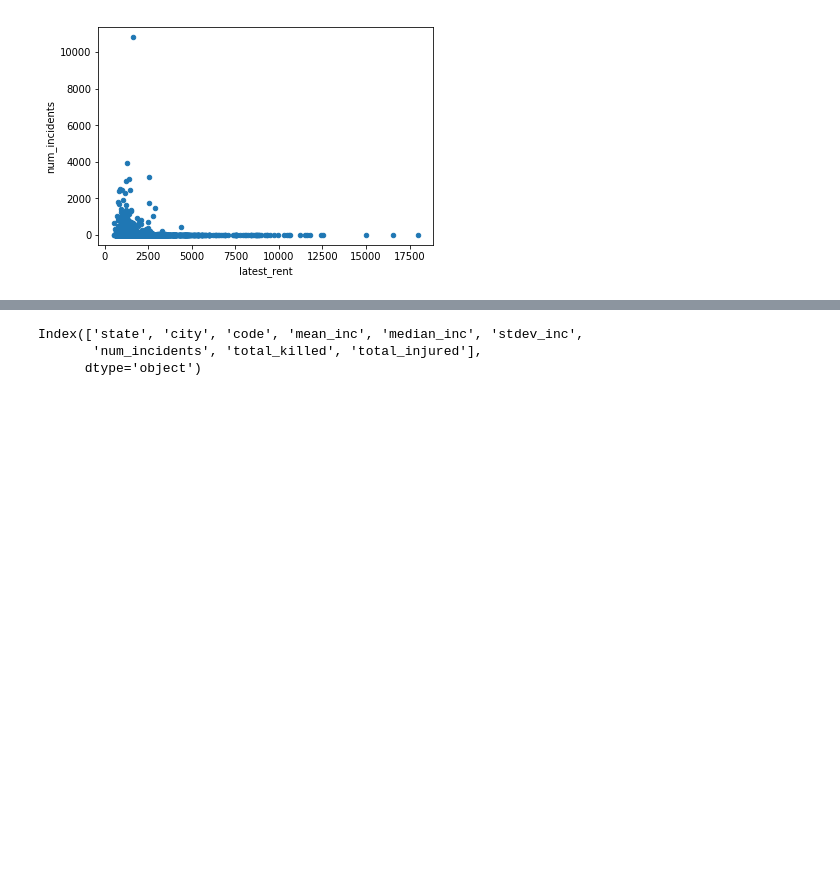
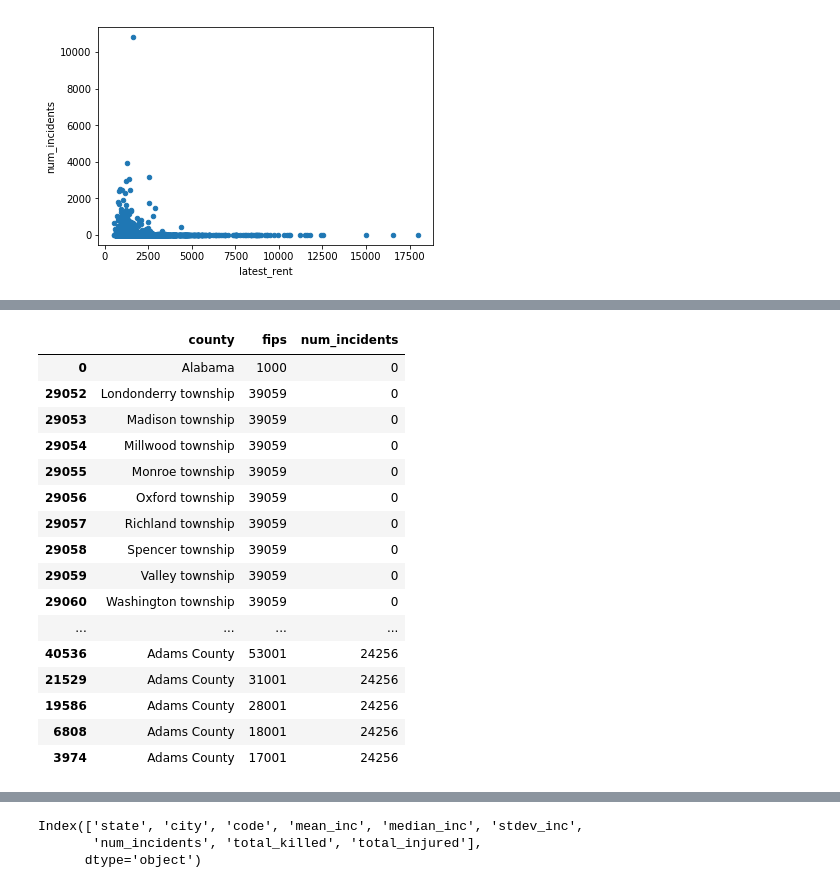
Before and after one commit to jcloo/COGS108_Final_2019, a Jupyter notebook: FinalProject.ipynb, the cells around one changed output, grey strips where cells are left out. Drawn from its saved outputs; the diff is of its cells as text; code cells hidden in the pictures; blank space fills up the shorter version.

```diff
--- a/FinalProject.ipynb
+++ b/FinalProject.ipynb
@@ -92,3 +75,7 @@ county_fips.head()
+# %%
+#CLEANING UP COUNTY DATAFRAME
+
+allcodes.drop_duplicates(subset=['COUNTYNAME', 'STATE'], inplace=True)
 # %%
 #TODO: match rows/merge by City
 #loop through income data and aggregate a dataframe by city
@@ -279,11 +252,11 @@ city_rent.plot.scatter(x = 'latest_rent', y = 'num_incidents')
 #heatmap of US using plotly
 
 
-colorscale = ["#f7fbff", "#ebf3fb", "#deebf7", "#d2e3f3", "#c6dbef", "#b3d2e9", "#9ecae1",
-    "#85bcdb", "#6baed6", "#57a0ce", "#4292c6", "#3082be", "#2171b5", "#1361a9",
-    "#08519c", "#0b4083", "#08306b"
+colorscale = ["#f8f9f2", "#f4f9e4", "#e0f4c3", "#bdf2a0", "#6ed85b", "#53ad3d", "#4b8706",
+    "#ffef7d", "#f7e861", "#f9e603", "#eeb753", "#f3ac1f", "#db913a", "#e06338",
+    "#e55217", "#d93434", "#b50000"
 ]
-endpts = list(np.linspace(1, 12, len(colorscale) - 1))
+endpts = list(np.linspace(1, 9000, len(colorscale) - 1))
 fips = county_data['fips'].tolist()
 #values = df_sample['Unemployment Rate (%)'].tolist()
 values = county_data['num_incidents'].tolist()
@@ -296,8 +269,8 @@ fig = ff.create_choropleth(
         'opacity': 0
     },
     asp = 2.9,
-    title = 'USA by Unemployment %',
-    legend_title = '% unemployed'
+    title = 'USA Crime Incidents' ,
+    legend_title = '# of incidents'
 )
 py.iplot(fig, filename = 'choropleth_full_usa')
 # %% [output]
@@ -321,0 +299,68 @@ KeyboardInterrupt:
+# %%
+df = pd.read_csv('https://raw.githubusercontent.com/plotly/datasets/master/2014_us_cities.csv')
+df.head()
+
+city_metrics['text'] = city_metrics['city'] + '<br>Mean rent ' + (city_metrics['mean_inc'].astype(str)+' dollars'
+limits = [(0,2),(3,10),(11,20),(21,50),(50,3000)]
+colors = ["rgb(0,116,217)","rgb(255,65,54)","rgb(133,20,75)","rgb(255,133,27)","lightgrey"]
+cities = []
+scale = 5000
+
+for i in range(len(limits)):
+    lim = limits[i]
+    df_sub = df[lim[0]:lim[1]]
+    city = go.Scattergeo(
+        locationmode = 'USA-states',
+        lon = df_sub['lon'],
+        lat = df_sub['lat'],
+        text = df_sub['text'],
+        marker = go.scattergeo.Marker(
+            size = df_sub['pop']/scale,
+            color = colors[i],
+            line = go.scattergeo.marker.Line(
+                width=0.5, color='rgb(40,40,40)'
+            ),
+            sizemode = 'area'
+        ),
+        name = '{0} - {1}'.format(lim[0],lim[1]) )
+    cities.append(city)
+
+layout = go.Layout(
+        title = go.layout.Title(
+            text = '2014 US city populations<br>(Click legend to toggle traces)'
+        ),
+        showlegend = True,
+        geo = go.layout.Geo(
+            scope = 'usa',
+            projection = go.layout.geo.Projection(
+                type='albers usa'
+            ),
+            showland = True,
+            landcolor = 'rgb(217, 217, 217)',
+            subunitwidth=1,
+            countrywidth=1,
+            subunitcolor="rgb(255, 255, 255)",
+            countrycolor="rgb(255, 255, 255)"
+        )
+    )
+
+fig = go.Figure(data=cities, layout=layout)
+py.iplot(fig, filename='d3-bubble-map-populations')
+# %% [output]
+|  | county | fips | num_incidents |
+| 0 | Alabama | 1000 | 0 |
+| 29052 | Londonderry township | 39059 | 0 |
+| 29053 | Madison township | 39059 | 0 |
+| 29054 | Millwood township | 39059 | 0 |
+| 29055 | Monroe township | 39059 | 0 |
+| 29056 | Oxford township | 39059 | 0 |
+| 29057 | Richland township | 39059 | 0 |
+| 29058 | Spencer township | 39059 | 0 |
+| 29059 | Valley township | 39059 | 0 |
+| 29060 | Washington township | 39059 | 0 |
+| ... | ... | ... | ... |
+| 40536 | Adams County | 53001 | 24256 |
+| 21529 | Adams County | 31001 | 24256 |
+| 19586 | Adams County | 28001 | 24256 |
+| 6808 | Adams County | 18001 | 24256 |
+| 3974 | Adams County | 17001 | 24256 |
```
Also changed, not shown: parts of 13 cells of this notebook.
